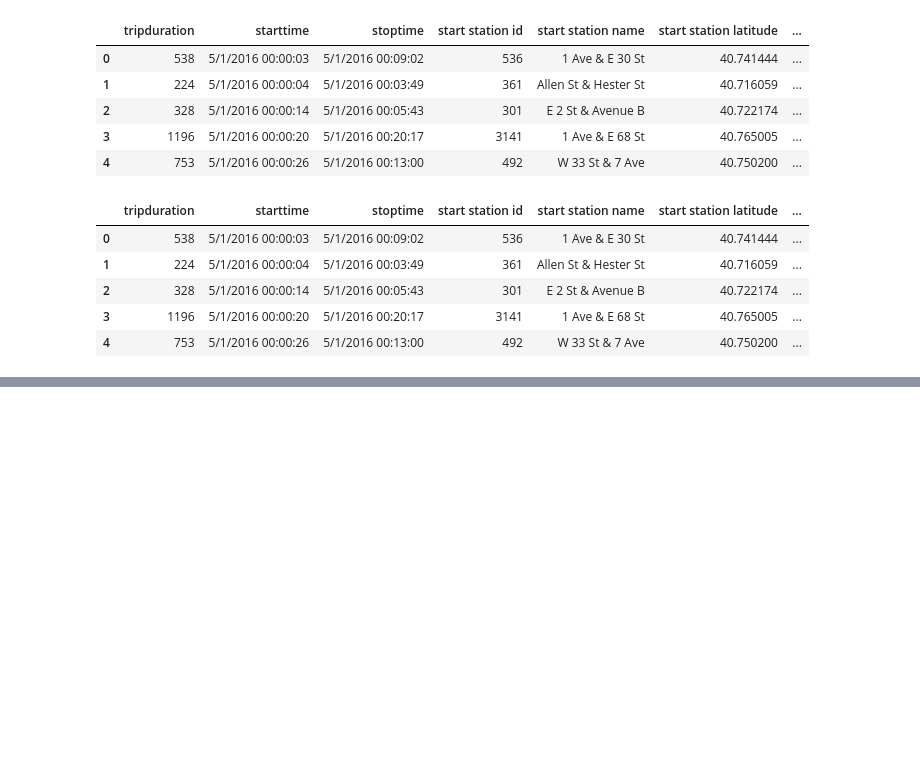
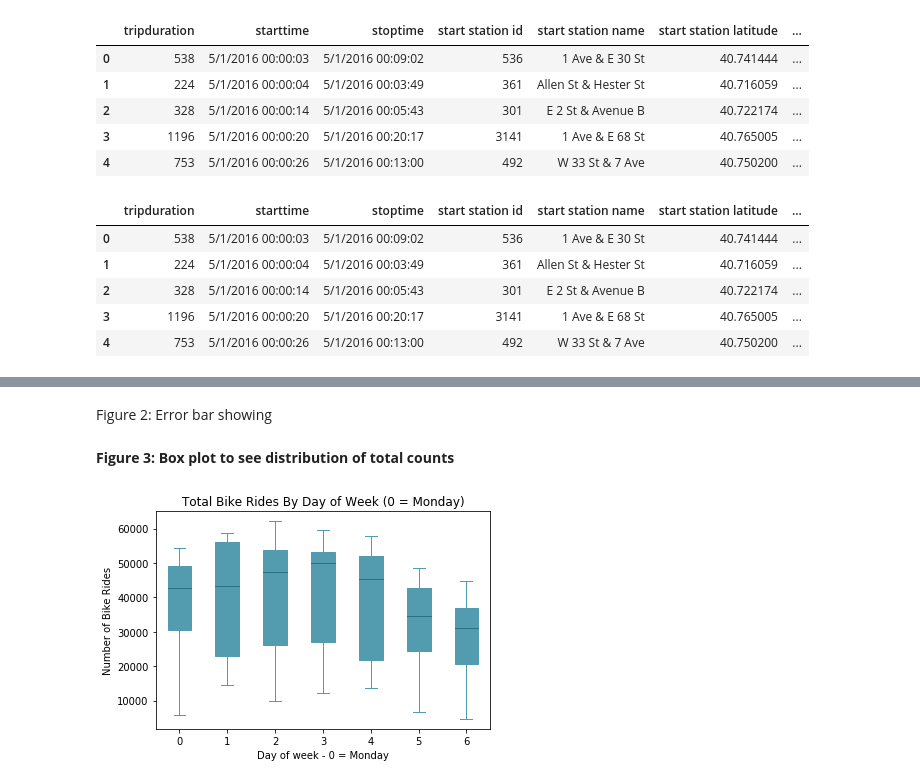
Before and after one commit to qygoh/PUI2018_qg412, a Jupyter notebook: HW8_qg412/Assignment2.ipynb, the cells around one changed output, grey strips where cells are left out. Drawn from its saved outputs; the diff is of its cells as text; code cells hidden in the pictures; blank space fills up the shorter version.

```diff
--- a/HW8_qg412/Assignment2.ipynb
+++ b/HW8_qg412/Assignment2.ipynb
@@ -426,0 +349,43 @@ Figure 3: Bar chart showing the average bike trips in Saturday and Sunday in Jun
+# %% [markdown]
+Figure 2: Error bar showing
+# %% [markdown]
+**Figure 3: Box plot to see distribution of total counts**
+# %%
+days = np.unique(cdf2['weekday'])
+graphweekday = []
+for day in days:
+    graphweekday.append(cdf2[cdf2['weekday'] == day]['count'].values)
+# %%
+def boxplot(x_data, y_data, base_color, median_color, x_label, y_label, title):
+    _, ax = plt.subplots()
+
+    # Draw boxplots, specifying desired style
+    ax.boxplot(y_data
+               # patch_artist must be True to control box fill
+               , patch_artist = True
+               # Properties of median line
+               , medianprops = {'color': median_color}
+               # Properties of box
+               , boxprops = {'color': base_color, 'facecolor': base_color}
+               # Properties of whiskers
+               , whiskerprops = {'color': base_color}
+               # Properties of whisker caps
+               , capprops = {'color': base_color})
+
+    # By default, the tick label starts at 1 and increments by 1 for
+    # each box drawn. This sets the labels to the ones we want
+    ax.set_xticklabels(x_data)
+    ax.set_ylabel(y_label)
+    ax.set_xlabel(x_label)
+    ax.set_title(title)
+# %%
+# Call the function to create plot
+boxplot(x_data = days
+        , y_data = graphweekday
+        , base_color = '#539caf'
+        , median_color = '#297083'
+        , x_label = 'Day of week - 0 = Monday'
+        , y_label = 'Number of Bike Rides'
+        , title = 'Total Bike Rides By Day of Week (0 = Monday)')
+# %% [output]
+[figure, added]
```
Also changed, not shown: parts of 70 cells of this notebook, 1 other file.
